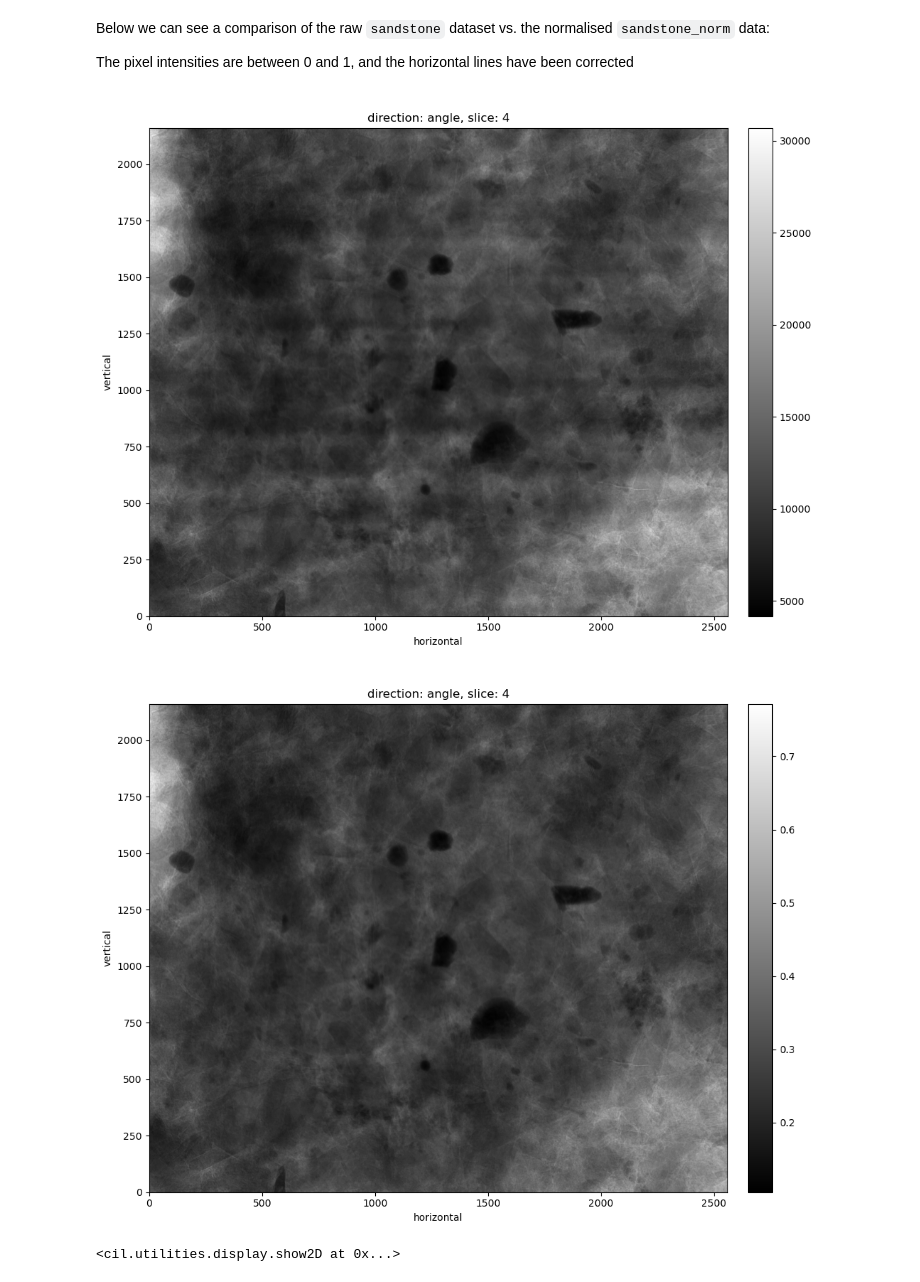
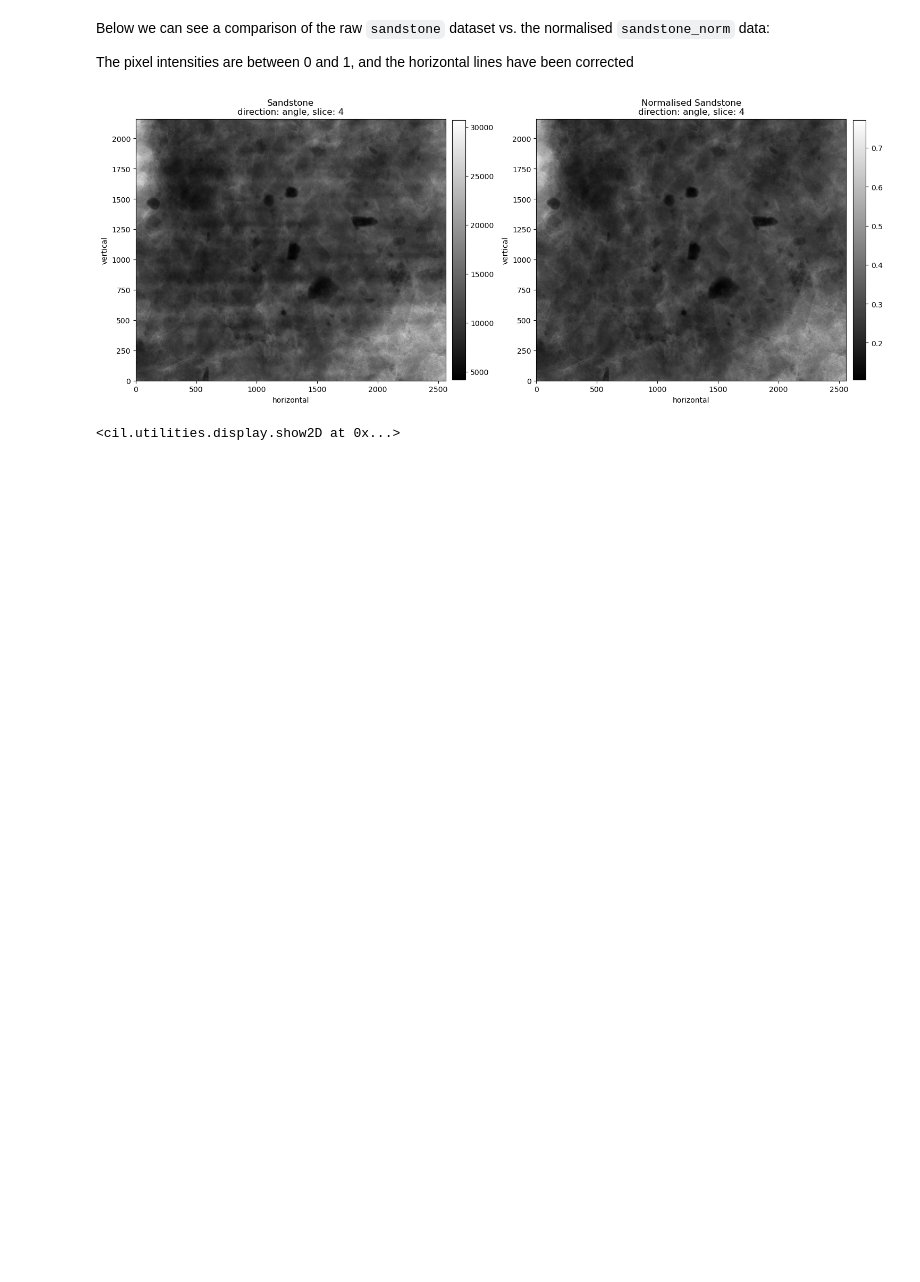
Before and after one commit to TomographicImaging/CIL-Demos, a Jupyter notebook: how-to/3_Processors/FlatDarkFieldNormaliser.ipynb, the cells around one changed output. Cells and saved outputs as stored; diff of their text form; code cells hidden in the pictures; blank space fills up the shorter version.

```diff
--- a/how-to/3_Processors/FlatDarkFieldNormaliser.ipynb
+++ b/how-to/3_Processors/FlatDarkFieldNormaliser.ipynb
@@ -42,7 +42,7 @@ show2D(sandstone)
 # %% [markdown]
 First, load the dark and flat field projections separately. We create a list of paths to the known dark and flat field files:
 # %%
-datapath = 'sandstone/proj'
+datapath = '../data/sandstone/proj'
 
 darkfiles = ["BBii_0001.tif", "BBii_0002.tif"]
 flatfiles = ["BBii_0031.tif", "BBii_0032.tif", "BBii_1632.tif", "BBii_1633.tif"]
@@ -80,9 +78,7 @@ Below we can see a comparison of the raw `sandstone` dataset vs. the normalised
 
 The pixel intensities are between 0 and 1, and the horizontal lines have been corrected
 # %%
-show2D(sandstone)
-show2D(sandstone_norm)
+show2D([sandstone, sandstone_norm], title=['Sandstone', 'Normalised Sandstone'])
 # %% [output]
-[figure, old version]
+[figure, new version]
-[figure, removed]
 <cil.utilities.display.show2D at 0x...>
```
Also changed, not shown: parts of 2 cells of this notebook, 2 other files.
